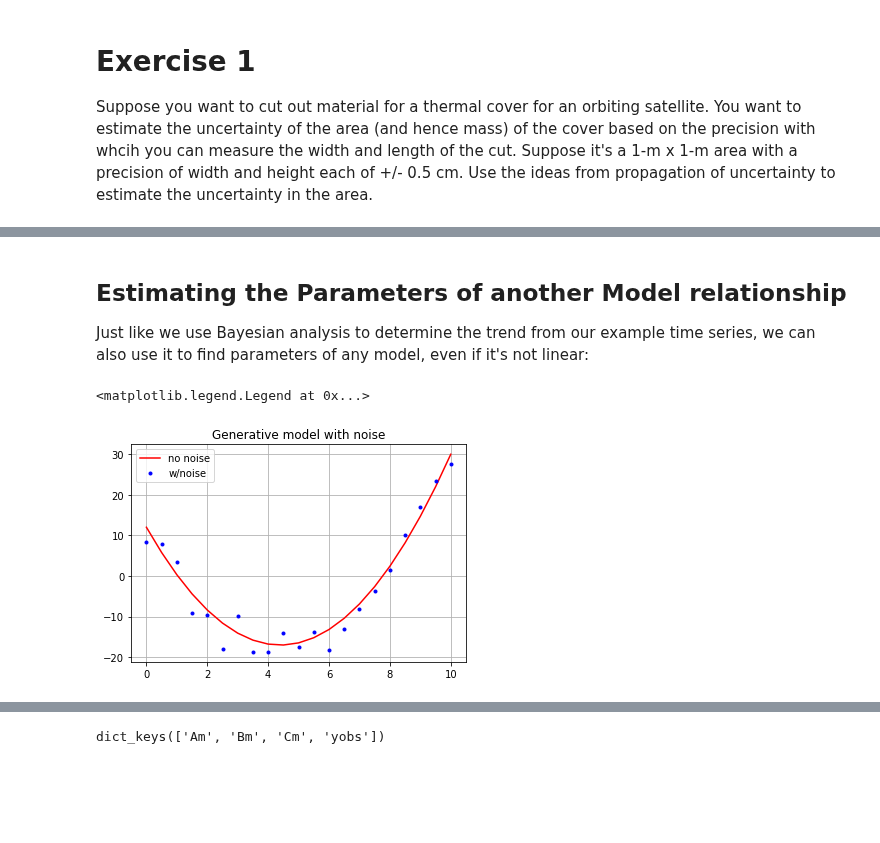
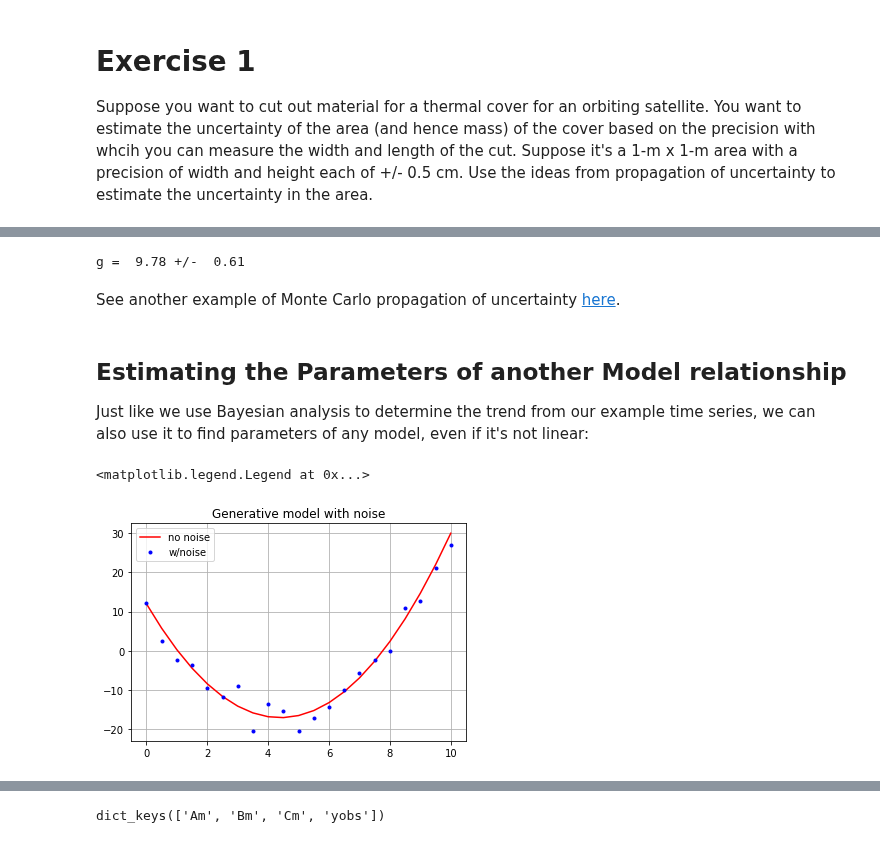
Before and after one commit to sspickle/instrumentation-projects, a Jupyter notebook: proj7/Analytical Error Propagation and Parameter Estimation.ipynb, the cells around one changed output, grey strips where cells are left out. Drawn from its saved outputs; the diff is of its cells as text; code cells hidden in the pictures; blank space fills up the shorter version.

```diff
--- a/proj7/Analytical Error Propagation and Parameter Estimation.ipynb
+++ b/proj7/Analytical Error Propagation and Parameter Estimation.ipynb
@@ -127,29 +131,44 @@ Suppose you want to cut out material for a thermal cover for an orbiting satelli
+# %%
+N=1000
+h = 2.0 + np.random.normal(size=N)*0.005  # heights with distribution of values
+t = 0.64 + np.random.normal(size=N)*0.02  # times with distribution of values
+g = 2*h/t**2
+
+sig_h = h.std()
+sig_t = t.std()
+sig_g = g.std()
+
+print("g = {:5.2f} +/- {:5.2f}".format(g.mean(),sig_g))
+# %% [output]
+g =  9.78 +/-  0.61
+# %% [markdown]
+See another example of Monte Carlo propagation of uncertainty [here](./MCPropagationOfUncertainty.ipynb).
 # %% [markdown]
 ## Estimating the Parameters of another Model relationship
 
 Just like we use Bayesian analysis to determine the trend from our example time series, we can also use it to find parameters of any model, even if it's not linear:
 # %%
 N = 21
-noiseLevel =
+noiseLevel = 2
 x = np.linspace(0,10,N)
 
 A = 1.5
 B = -13.2
 C = +12
 
 noise = np.random.normal(size=N)*noiseLevel
 
 yth = A*x**2 + B*x + C
 ynoise = yth + noise
 
 plt.plot(x,yth,'r-', label="no noise")
 plt.plot(x, ynoise, 'b.', label="w/noise" )
 plt.grid()
 plt.title("Generative model with noise")
 plt.legend()
 # %% [output]
 <matplotlib.legend.Legend at 0x...>
-[figure, old version]
+[figure, new version]
 # %%
 with pm.Model() as noise_model:
 
```
Also changed, not shown: parts of 4 cells of this notebook.
